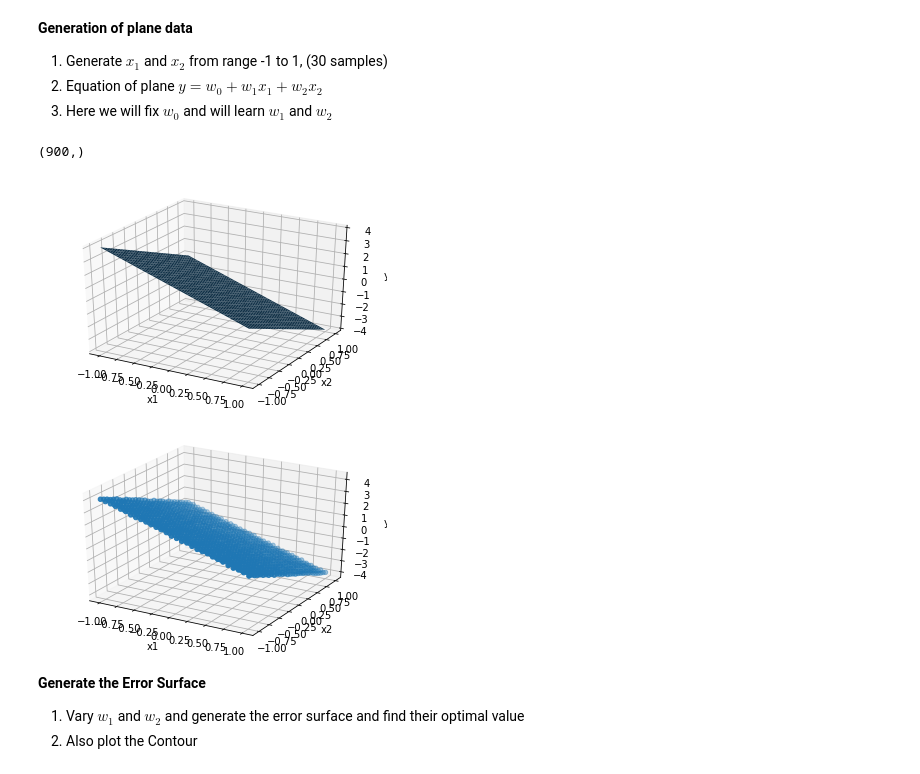
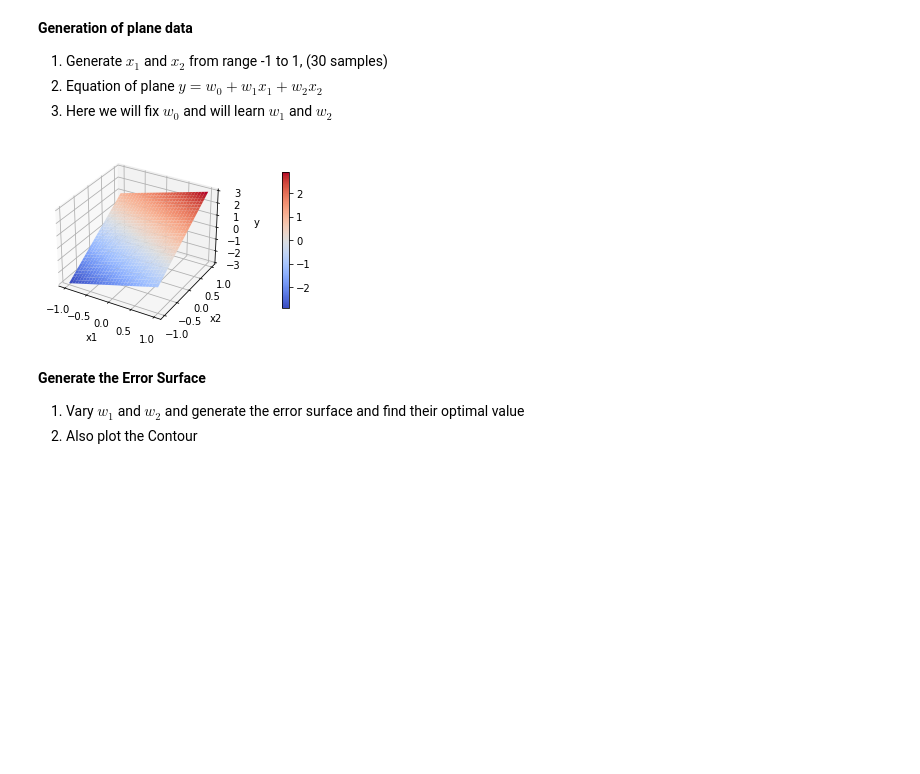
Before and after one commit to azrael05/PRML-Lab, a Jupyter notebook: Lab 05/Lab_5_Regression.ipynb, the cells around one changed output. Saved outputs shown, nothing was run; the diff lists cells and outputs as text; code cells hidden in the pictures; blank space fills up the shorter version.

```diff
--- a/Lab 05/Lab_5_Regression.ipynb
+++ b/Lab 05/Lab_5_Regression.ipynb
@@ -345,18 +345,32 @@ asd
 # %%
 ## Write your code here
 start_number=-1
 end_number=1
 no_of_points=30
+w0=0
+w1=1
+w2=2
 
 #code
 x1_points=np.linspace(start=start_number,stop=end_number,num=no_of_points)
 x2_points=np.linspace(start=start_number,stop=end_number,num=no_of_points)
 
-y=w0+w1*x1_points+w2*x2_points
+
+
+fig=plt.figure(figsize=(5,5))
+ax=plt.axes(projection='3d')
+x1,x2=np.meshgrid(x1_points,x2_points)
+y_points=w0+w1*x1+w2*x2
+
+
+plt.colorbar(ax.plot_surface(x1,x2,y_points,cmap=plt.cm.coolwarm),shrink=0.5,pad=0.2)
+ax.set_xlabel('x1')
+ax.set_ylabel('x2')
+ax.set_zlabel('y')
+#DELETING VARIABLES
+del(w0,w1,w2,start_number,end_number,no_of_points)
 # %% [output]
-(900,)
-[figure, old version]
+[figure, new version]
-[figure, removed]
 # %% [markdown]
 **Generate the Error Surface**
 
```
Also changed, not shown: parts of 21 cells of this notebook.
